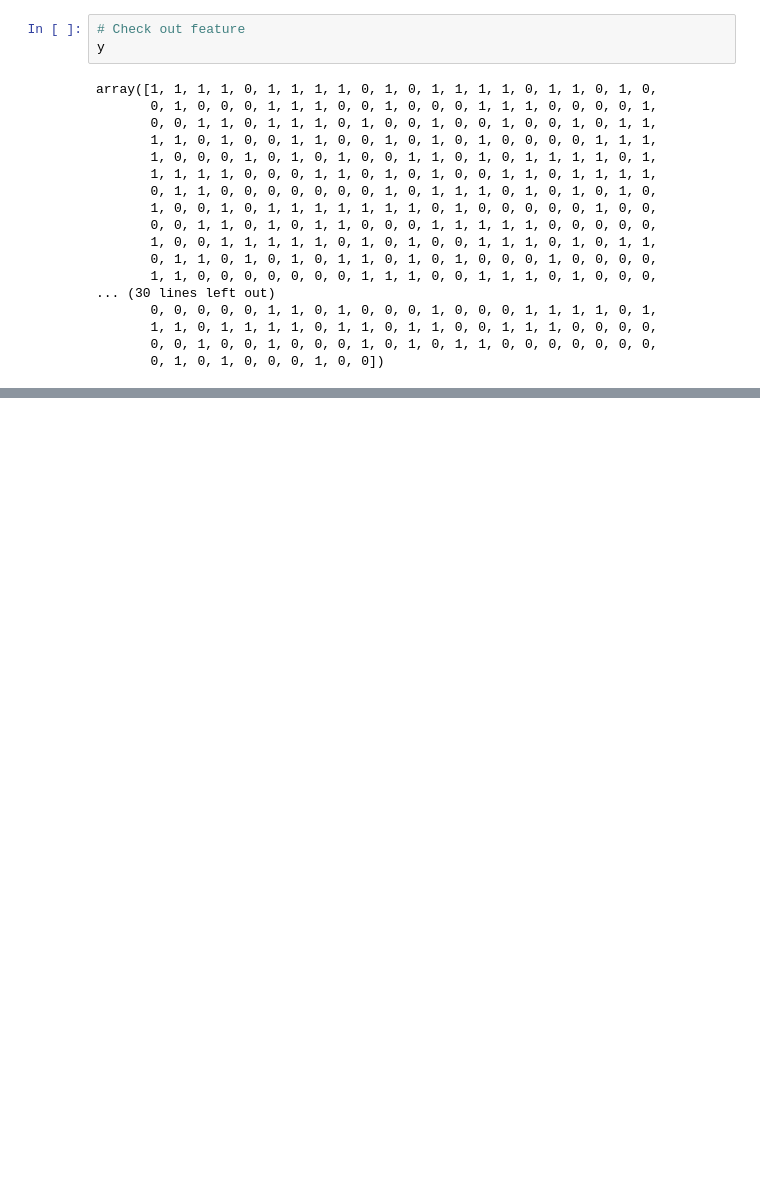
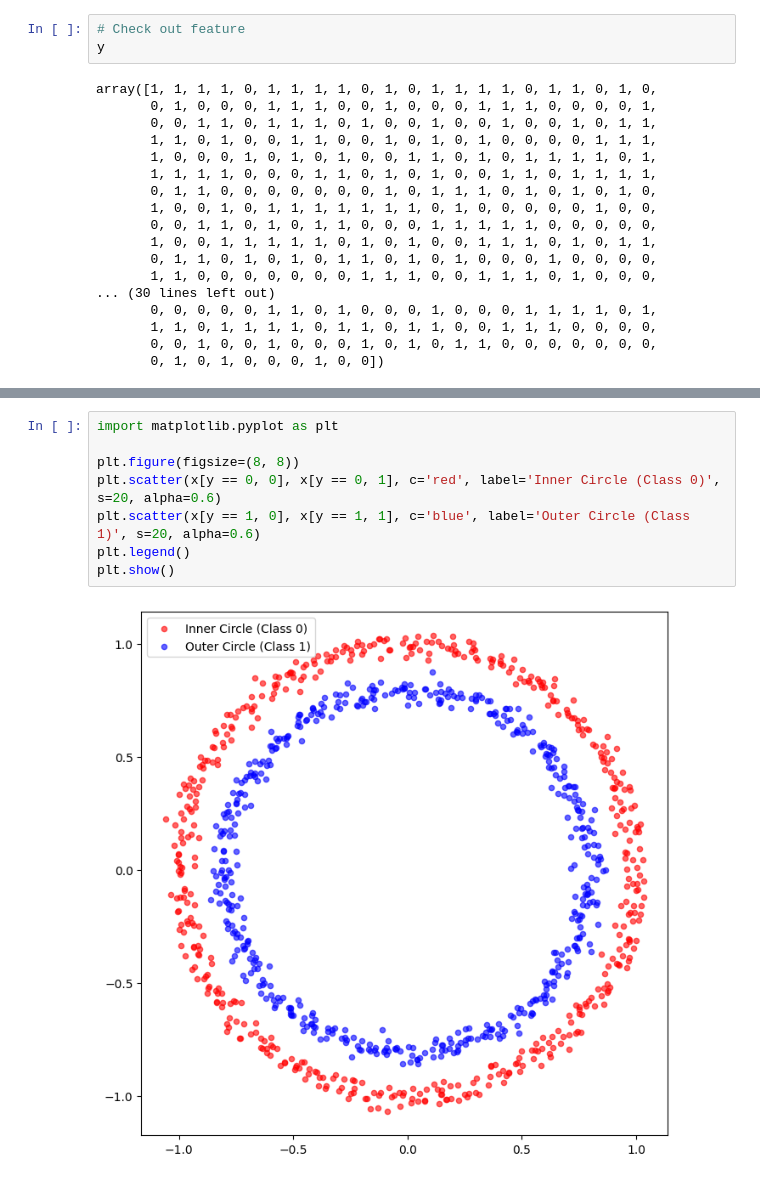
Before and after one commit to imon333/TensorFLow, a Jupyter notebook: 02_neural_network_classification_With_TF.ipynb, the cells around one changed output, grey strips where cells are left out. Saved outputs shown, nothing was run; the diff lists cells and outputs as text; blank space fills up the shorter version.

Commit message:
data visualize

```diff
--- a/02_neural_network_classification_With_TF.ipynb
+++ b/02_neural_network_classification_With_TF.ipynb
@@ -63,0 +111,10 @@ array([1, 1, 1, 1, 0, 1, 1, 1, 1, 0, 1, 0, 1, 1, 1, 1, 0, 1, 1, 0, 1, 0,
+# %%
+import matplotlib.pyplot as plt
+
+plt.figure(figsize=(8, 8))
+plt.scatter(x[y == 0, 0], x[y == 0, 1], c='red', label='Inner Circle (Class 0)', s=20, alpha=0.6)
+plt.scatter(x[y == 1, 0], x[y == 1, 1], c='blue', label='Outer Circle (Class 1)', s=20, alpha=0.6)
+plt.legend()
+plt.show()
+# %% [output]
+[figure, added]
```
Also changed, not shown: parts of 2 cells of this notebook.
